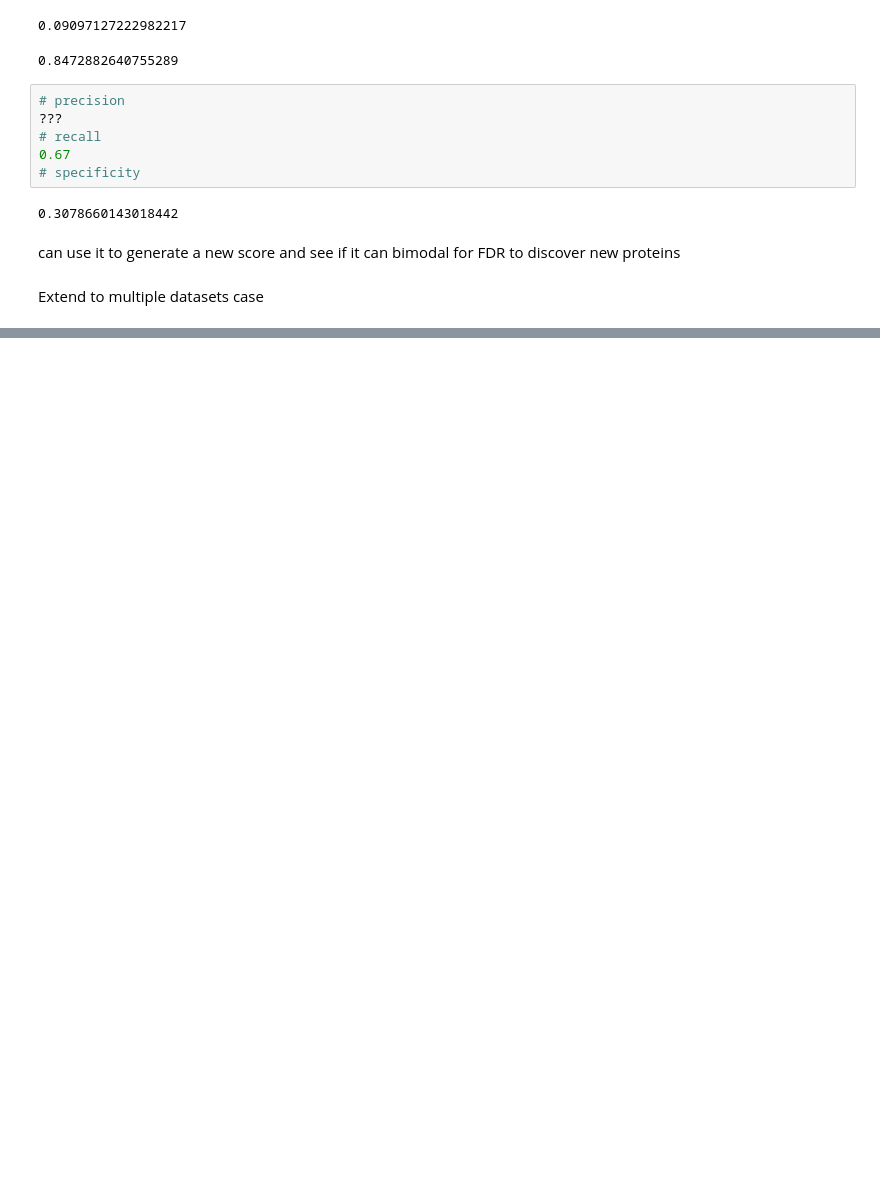
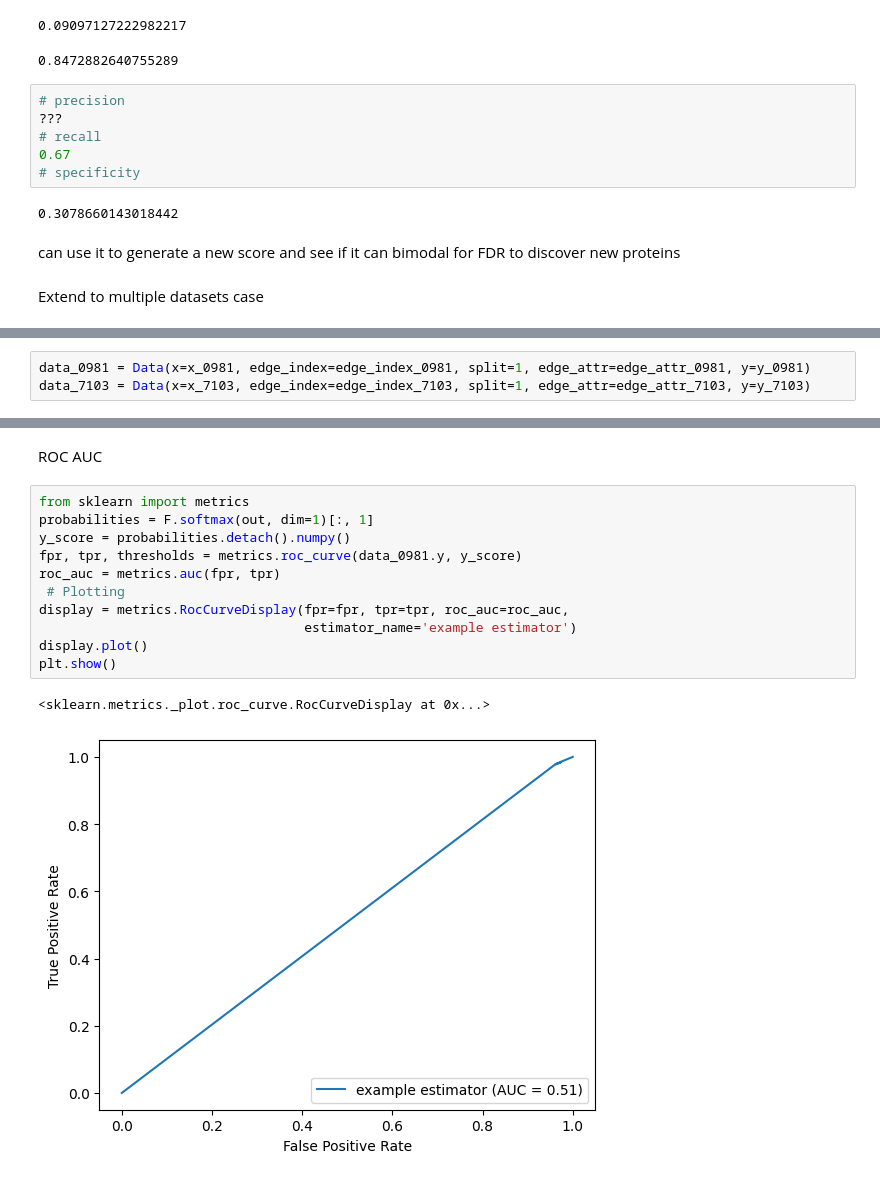
Before and after one commit to FDUguchunhui/protools, a Jupyter notebook: PPI-for-protein-detection/python-analysis/GNN-PPI.ipynb, the cells around one changed output, grey strips where cells are left out. Drawn from its saved outputs; the diff is of its cells as text; blank space fills up the shorter version.

```diff
--- a/PPI-for-protein-detection/python-analysis/GNN-PPI.ipynb
+++ b/PPI-for-protein-detection/python-analysis/GNN-PPI.ipynb
@@ -749,0 +761,3 @@ def load_edge_csv(path, src_index_col, src_mapping, dst_index_col, dst_mapping,
+# %%
+data_0981 = Data(x=x_0981, edge_index=edge_index_0981, split=1, edge_attr=edge_attr_0981, y=y_0981)
+data_7103 = Data(x=x_7103, edge_index=edge_index_7103, split=1, edge_attr=edge_attr_7103, y=y_7103)
@@ -749,0 +921,16 @@ def load_edge_csv(path, src_index_col, src_mapping, dst_index_col, dst_mapping,
+# %% [markdown]
+ROC AUC
+# %%
+from sklearn import metrics
+probabilities = F.softmax(out, dim=1)[:, 1]
+y_score = probabilities.detach().numpy()
+fpr, tpr, thresholds = metrics.roc_curve(data_0981.y, y_score)
+roc_auc = metrics.auc(fpr, tpr)
+ # Plotting
+display = metrics.RocCurveDisplay(fpr=fpr, tpr=tpr, roc_auc=roc_auc,
+                                  estimator_name='example estimator')
+display.plot()
+plt.show()
+# %% [output]
+<sklearn.metrics._plot.roc_curve.RocCurveDisplay at 0x...>
+[figure, added]
```
Also changed, not shown: parts of 30 cells of this notebook, 8 other files.
